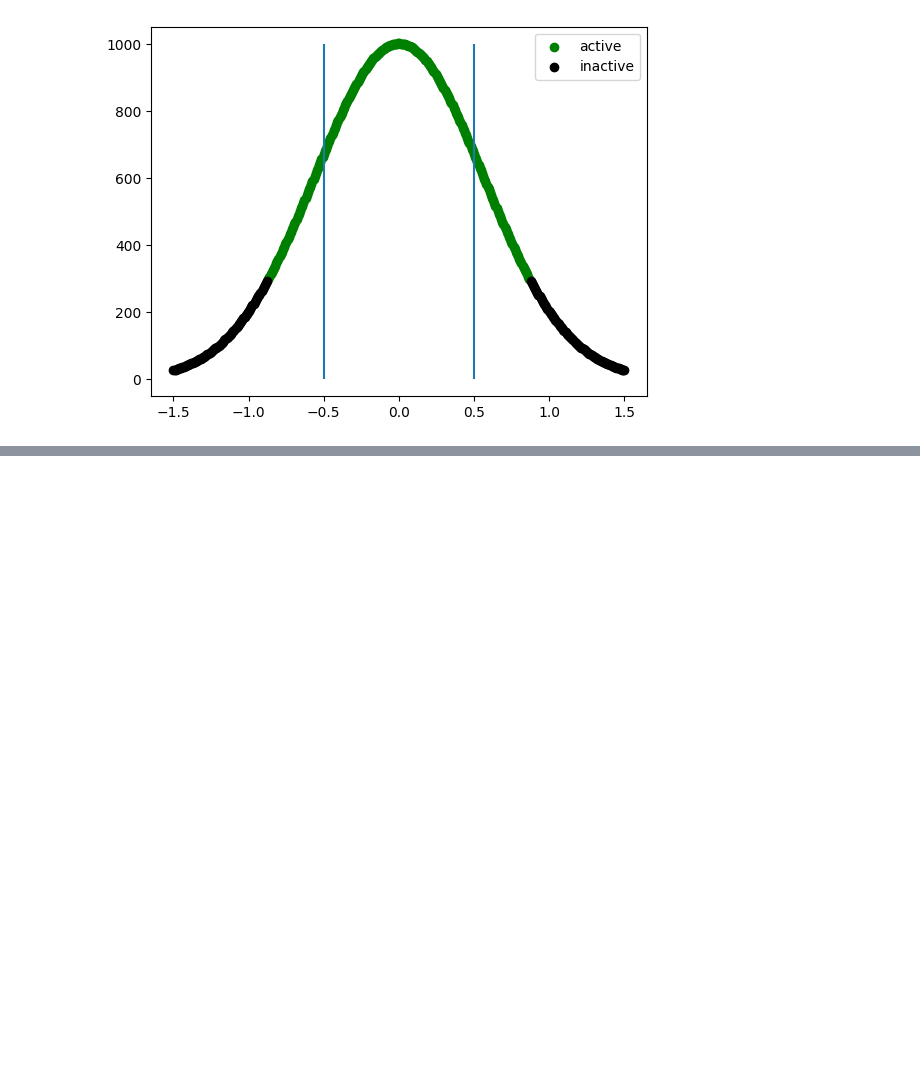
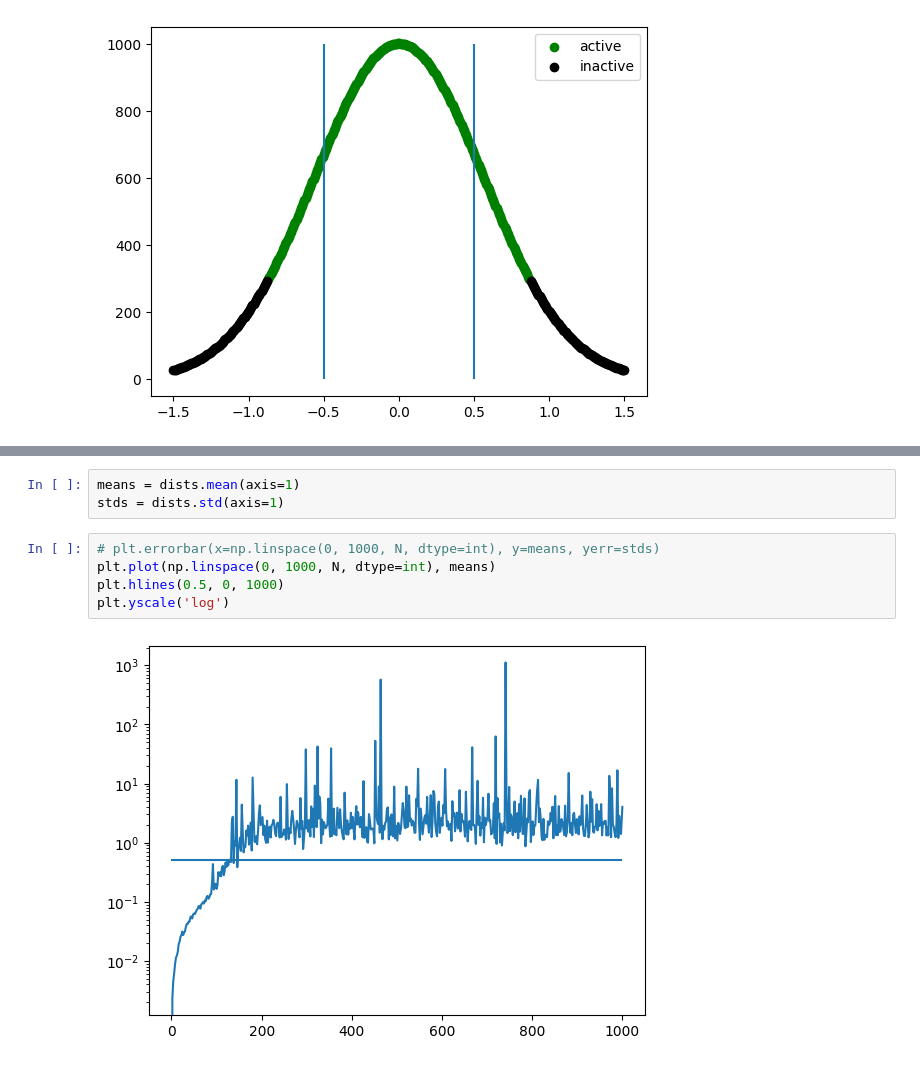
Before and after one commit to matthiasprobst/synpivimage, a Jupyter notebook: examples/laser_profile.ipynb, the cells around one changed output, grey strips where cells are left out. Cells and saved outputs as stored; diff of their text form; blank space fills up the shorter version.

```diff
--- a/examples/laser_profile.ipynb
+++ b/examples/laser_profile.ipynb
@@ -172,0 +287,10 @@ for i, dark_noise in enumerate(np.linspace(0, 1000, N, dtype=int)):
+# %%
+means = dists.mean(axis=1)
+stds = dists.std(axis=1)
+# %%
+# plt.errorbar(x=np.linspace(0, 1000, N, dtype=int), y=means, yerr=stds)
+plt.plot(np.linspace(0, 1000, N, dtype=int), means)
+plt.hlines(0.5, 0, 1000)
+plt.yscale('log')
+# %% [output]
+[figure, added]
```
Also changed, not shown: parts of 3 cells of this notebook, 26 other files.
